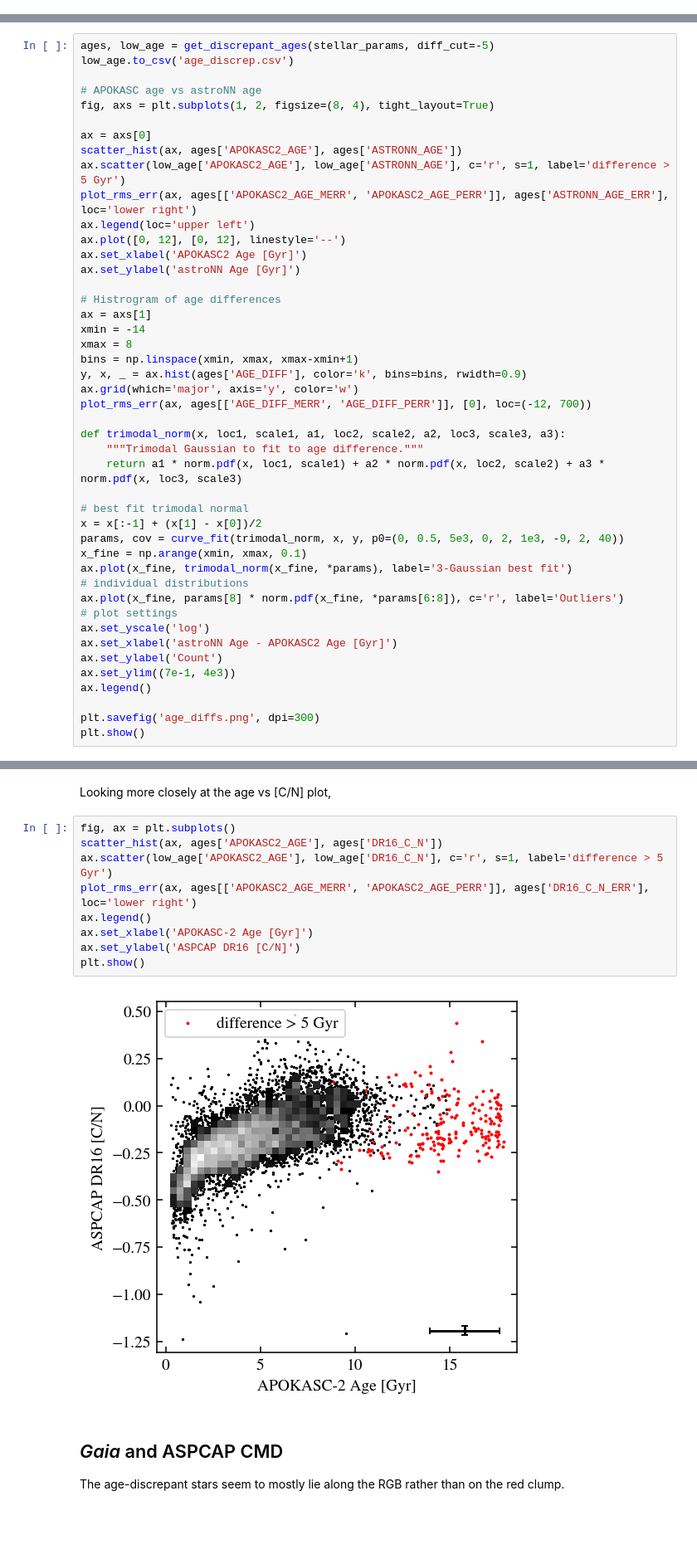
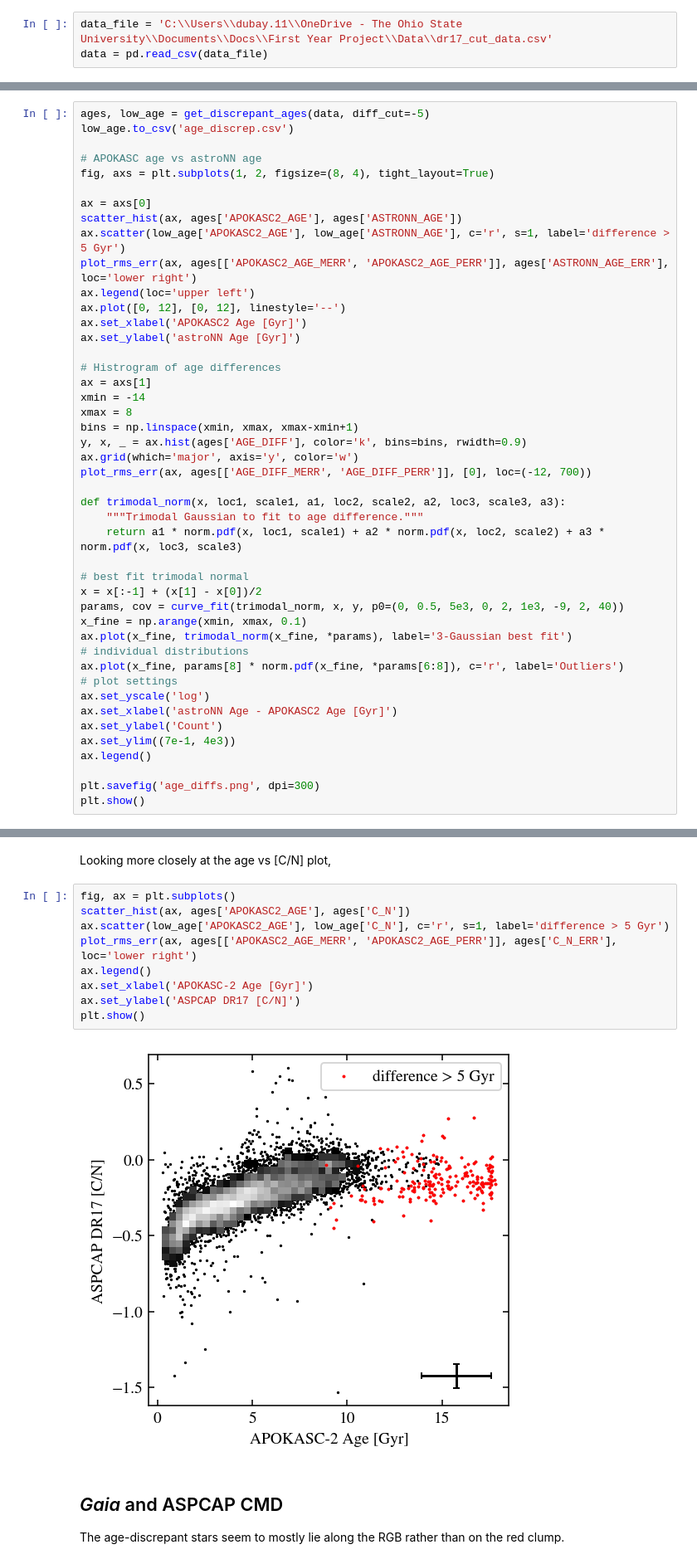
Before and after one commit to lodubay/first-year-project, a Jupyter notebook: compare_ages.ipynb, the cells around one changed output, grey strips where cells are left out. Shown at 83% size. Saved outputs shown, nothing was run; the diff lists cells and outputs as text; blank space fills up the shorter version.

```diff
--- a/compare_ages.ipynb
+++ b/compare_ages.ipynb
@@ -31,9 +27,12 @@ Done!
+# %%
+data_file = 'C:\\Users\\dubay.11\\OneDrive - The Ohio State University\\Documents\\Docs\\First Year Project\\Data\\dr17_cut_data.csv'
+data = pd.read_csv(data_file)
 # %% [markdown]
 ## Finding targets with discrepant ages
 
 A number of stars in the astroNN catalog have reported ages which differ greatly from the APOKASC-2 asteroseismic ages. Comparing the two ages here, it seems that a cut of (astroNN age - APOKASC age) < -5 Gyr distinguishes the truly discrepant ages from the intrinsic scatter about 0. Most of these stars have ages > 10 Gyr in the APOKASC catalog. According to Mackereth+ 2019, the neural net relies heavily on C and N bands, and its accuracy breaks down above 10 Gyr. In Figure A1, they show that astroNN severly underestimates ages above 10 Gyr, and also slightly overestimates ages for the youngest stars.
 # %%
-ages, low_age = get_discrepant_ages(stellar_params, diff_cut=-5)
+ages, low_age = get_discrepant_ages(data, diff_cut=-5)
 low_age.to_csv('age_discrep.csv')
 
 # APOKASC age vs astroNN age
@@ -150,15 +149,15 @@ plt.show()
 Looking more closely at the age vs [C/N] plot,
 # %%
 fig, ax = plt.subplots()
-scatter_hist(ax, ages['APOKASC2_AGE'], ages['DR16_C_N'])
-ax.scatter(low_age['APOKASC2_AGE'], low_age['DR16_C_N'], c='r', s=1, label='difference > 5 Gyr')
-plot_rms_err(ax, ages[['APOKASC2_AGE_MERR', 'APOKASC2_AGE_PERR']], ages['DR16_C_N_ERR'], loc='lower right')
+scatter_hist(ax, ages['APOKASC2_AGE'], ages['C_N'])
+ax.scatter(low_age['APOKASC2_AGE'], low_age['C_N'], c='r', s=1, label='difference > 5 Gyr')
+plot_rms_err(ax, ages[['APOKASC2_AGE_MERR', 'APOKASC2_AGE_PERR']], ages['C_N_ERR'], loc='lower right')
 ax.legend()
 ax.set_xlabel('APOKASC-2 Age [Gyr]')
-ax.set_ylabel('ASPCAP DR16 [C/N]')
+ax.set_ylabel('ASPCAP DR17 [C/N]')
 plt.show()
 # %% [output]
-[figure, old version]
+[figure, new version]
 # %% [markdown]
 ## *Gaia* and ASPCAP CMD
 
```
Also changed, not shown: parts of 7 cells of this notebook, 3 other files.
